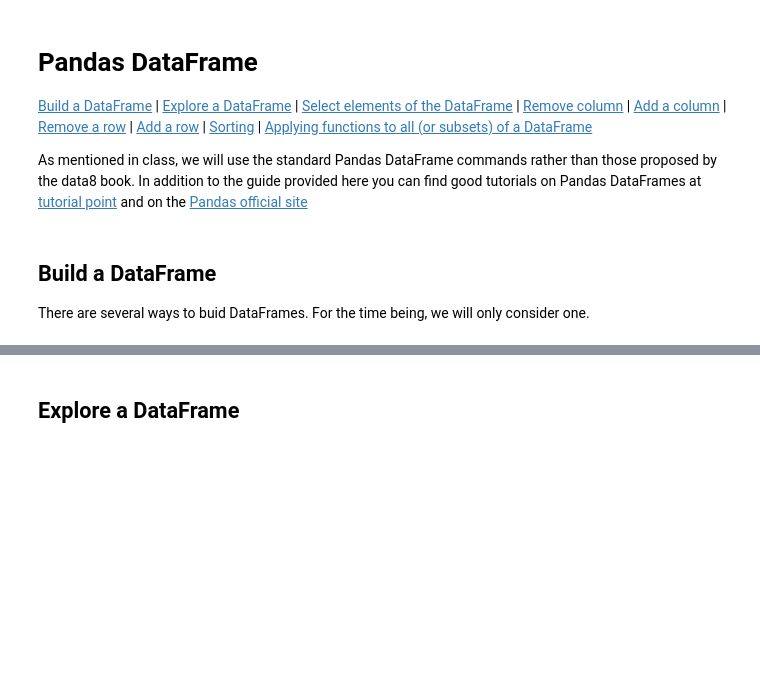
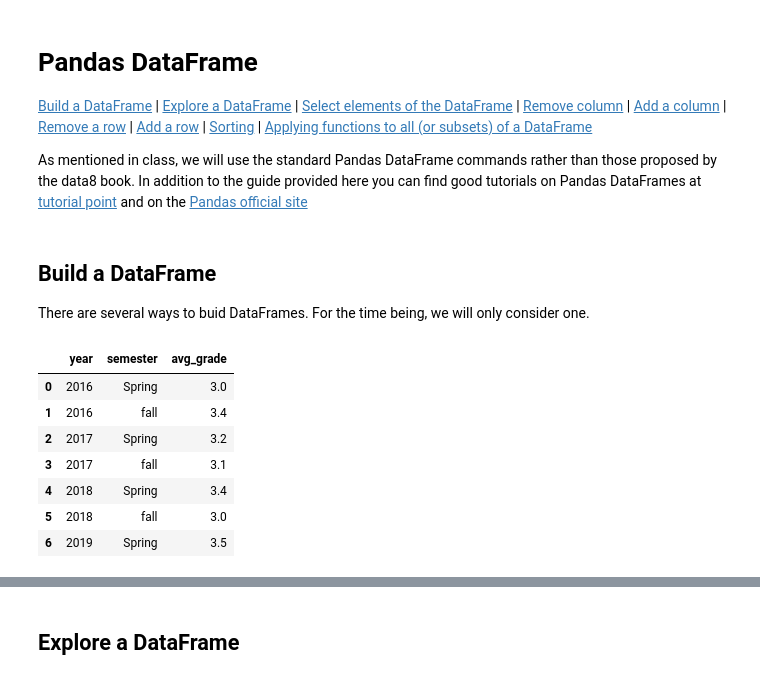
Before and after one commit to aup-cs1091/MyClassNotebooks, a Jupyter notebook: PandasDataFrames.ipynb, the cells around one changed output, grey strips where cells are left out. Drawn from its saved outputs; the diff is of its cells as text; code cells hidden in the pictures; blank space fills up the shorter version.

```diff
--- a/PandasDataFrames.ipynb
+++ b/PandasDataFrames.ipynb
@@ -20,11 +20,20 @@ There are several ways to buid DataFrames. For the time being, we will only cons
 # %%
 # Constructing dataFrame from a data structure (dictionary)
 # Note that the elements in the dictionary must have the same length
 cs1040={'year':[2016, 2016, 2017, 2017, 2018, 2018, 2019],
         'semester': ['Spring', 'fall', 'Spring', 'fall', 'Spring', 'fall', 'Spring'],
-        'avg_grade': [3.0, 2.8, 3.2, 3.1, 3.4, 3.0, 3.5]}
+        'avg_grade': [3.0, 3.4, 3.2, 3.1, 3.4, 3.0, 3.5]}
 cs1040_df = pd.DataFrame(data=cs1040)
 cs1040_df
+# %% [output]
+|  | year | semester | avg_grade |
+| 0 | 2016 | Spring | 3.0 |
+| 1 | 2016 | fall | 3.4 |
+| 2 | 2017 | Spring | 3.2 |
+| 3 | 2017 | fall | 3.1 |
+| 4 | 2018 | Spring | 3.4 |
+| 5 | 2018 | fall | 3.0 |
+| 6 | 2019 | Spring | 3.5 |
 # %%
 # Note that in the example above I did not define an index, so an index is defined automatically (the numbers 0, 1, 2, 3, ...)
 # One can, however define an index
```
Also changed, not shown: parts of 34 cells of this notebook.
